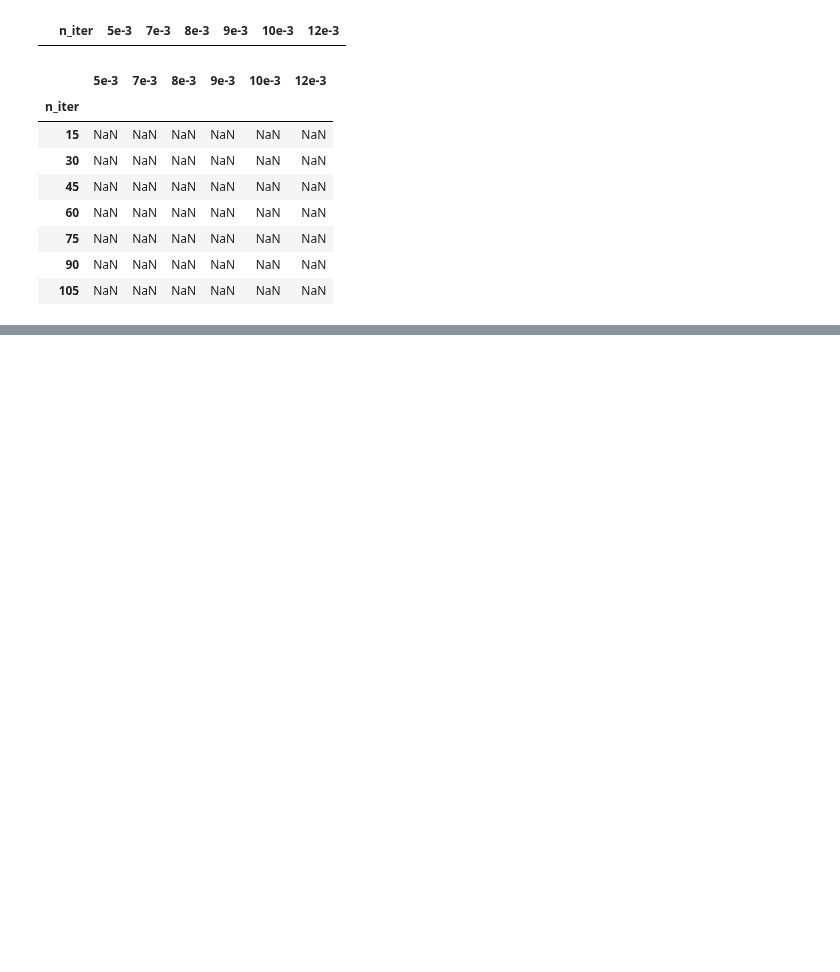
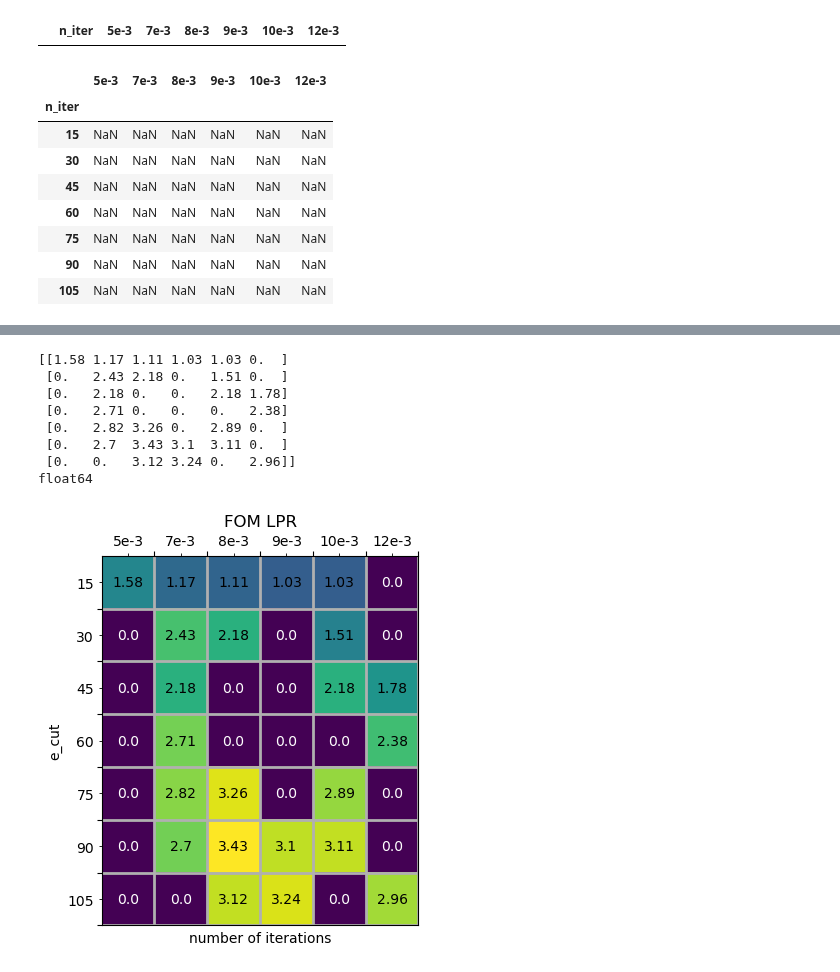
Before and after one commit to jwaiton/next_misc, a Jupyter notebook: miscellaneous/plot_FOM_2d.ipynb, the cells around one changed output, grey strips where cells are left out. Drawn from its saved outputs; the diff is of its cells as text; code cells hidden in the pictures; blank space fills up the shorter version.

```diff
--- a/miscellaneous/plot_FOM_2d.ipynb
+++ b/miscellaneous/plot_FOM_2d.ipynb
@@ -306,0 +364,11 @@ ValueError: No axis named 2 for object type DataFrame
+# %%
+#plt.imshow(fom_01, interpolation="none")
+print(fom_list.T, fom_list.T.shape)
+print("")
+print(array, array.shape)
+print(fom_list.T[3][6])
+print(array[3][6])
+
+# set nans to zeros
+fom_list[np.isnan(fom_list.astype(float))] = 0
+#print(fom_list.T[0][3].)
@@ -306,0 +395,15 @@ ValueError: No axis named 2 for object type DataFrame
+# %%
+print(fom_list)
+print(fom_list.dtype)
+fom_list = np.round(fom_list.astype(float), decimals=2)
+plot_2Dhist(fom_list, x_vals, y_vals, title = 'FOM LPR', xlabel_title = 'number of iterations', ylabel_title = 'e_cut')
+# %% [output]
+[[1.58 1.17 1.11 1.03 1.03 0.  ]
+ [0.   2.43 2.18 0.   1.51 0.  ]
+ [0.   2.18 0.   0.   2.18 1.78]
+ [0.   2.71 0.   0.   0.   2.38]
+ [0.   2.82 3.26 0.   2.89 0.  ]
+ [0.   2.7  3.43 3.1  3.11 0.  ]
+ [0.   0.   3.12 3.24 0.   2.96]]
+float64
+[figure, added]
```
Also changed, not shown: parts of 10 cells of this notebook.
